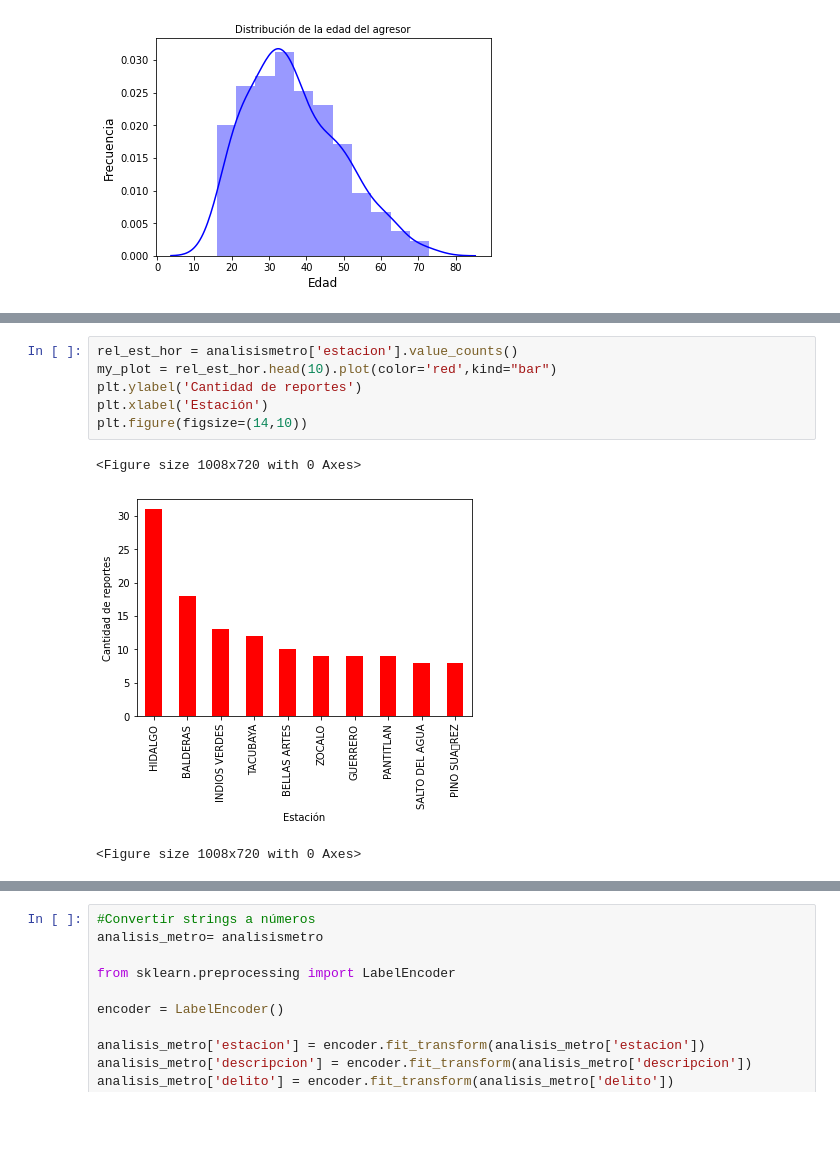
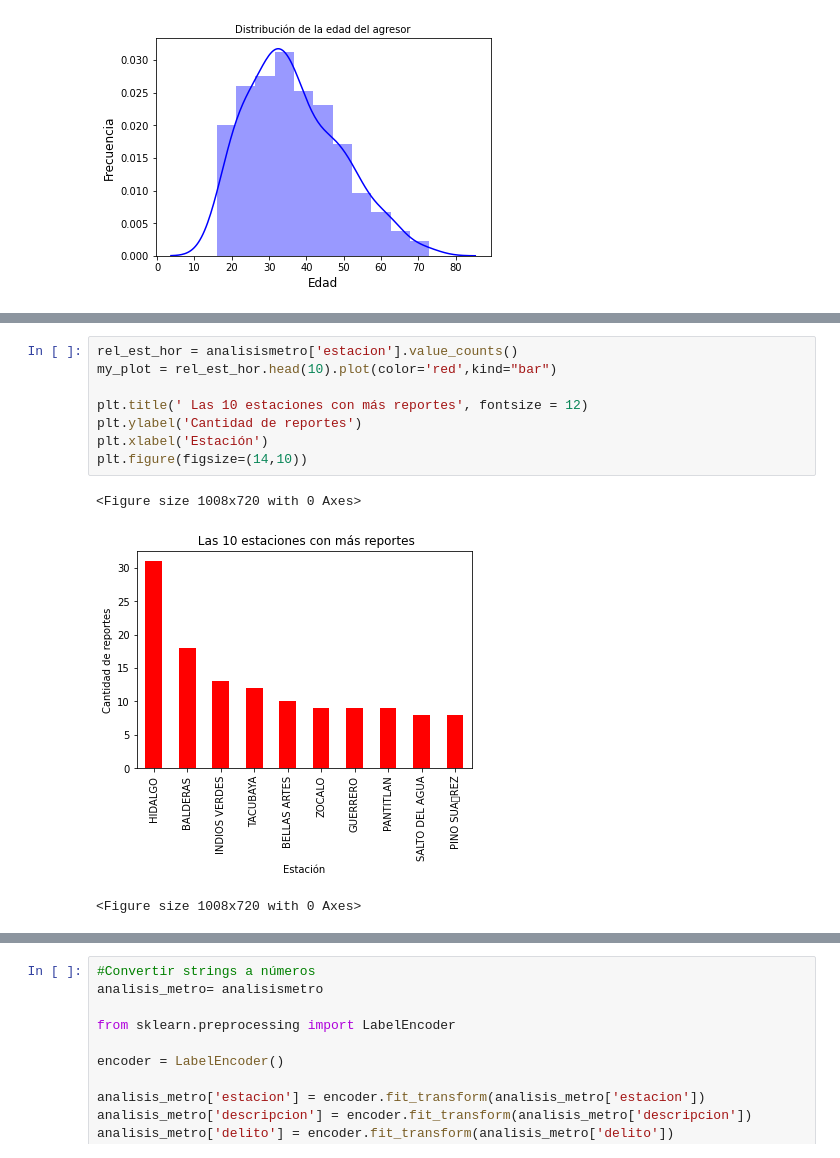
Before and after one commit to pauNancy21/Tareas-Ciencia-Datos, a Jupyter notebook: Código_fuente_ASE_I_NPGR.ipynb, the cells around one changed output, grey strips where cells are left out. Cells and saved outputs as stored; diff of their text form; blank space fills up the shorter version.

```diff
--- a/Código_fuente_ASE_I_NPGR.ipynb
+++ b/Código_fuente_ASE_I_NPGR.ipynb
@@ -224,12 +267,14 @@ plt.show()
 # %%
 rel_est_hor = analisismetro['estacion'].value_counts()
 my_plot = rel_est_hor.head(10).plot(color='red',kind="bar")
+
+plt.title(' Las 10 estaciones con más reportes', fontsize = 12)
 plt.ylabel('Cantidad de reportes')
 plt.xlabel('Estación')
 plt.figure(figsize=(14,10))
 # %% [output]
 <Figure size 1008x720 with 0 Axes>
-[figure, old version]
+[figure, new version]
 <Figure size 1008x720 with 0 Axes>
 # %%
 my_plot = analisismetro[['estacion','linea']].value_counts().head(10).plot(color='green',kind='bar')
```
Also changed, not shown: parts of 42 cells of this notebook.
